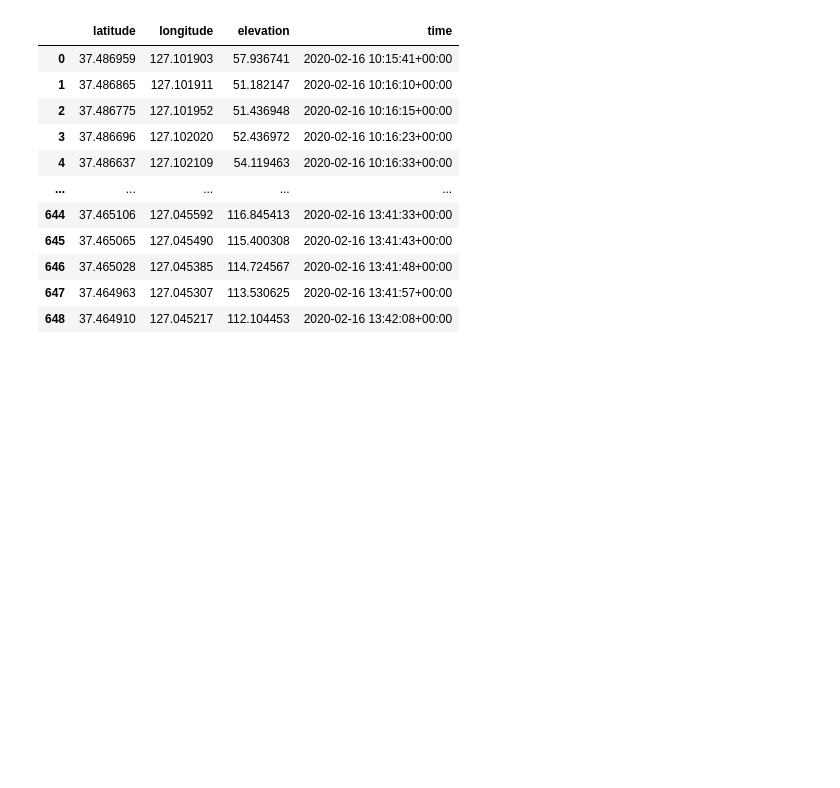
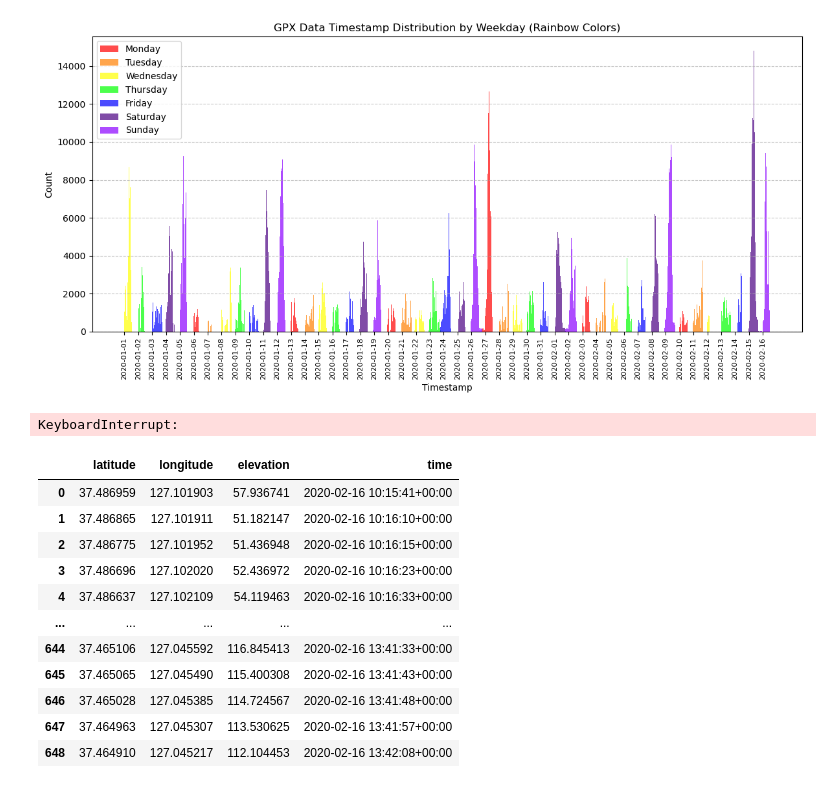
Before and after one commit to DDalaDDula/NIFoS_GIS_Analysis, a Jupyter notebook: 실험.ipynb, the cells around one changed output. Saved outputs shown, nothing was run; the diff lists cells and outputs as text; code cells hidden in the pictures; blank space fills up the shorter version.

```diff
--- a/실험.ipynb
+++ b/실험.ipynb
@@ -20,3 +24,7 @@ def gpx_to_dataframe(gpx_file_path):
 
     df = pd.DataFrame(data)
     return df
+# %%
+gpx_file_path = "./310merge.gpx"
+gpx_dataframe = gpx_to_dataframe(gpx_file_path)
+gpx_dataframe
@@ -22,0 +45,43 @@ def gpx_to_dataframe(gpx_file_path):
+# %%
+# 시간 데이터를 문자열로 변환
+gpx_dataframe['time_str'] = gpx_dataframe['time'].astype(str)
+
+# 시간 데이터를 파싱하여 새로운 열에 저장
+gpx_dataframe['timestamp'] = gpx_dataframe['time_str'].apply(lambda x: datetime.strptime(x, "%Y-%m-%d %H:%M:%S+00:00"))
+
+# 요일을 추출하여 새로운 열에 저장 (0: 월요일, 1: 화요일, ..., 6: 일요일)
+gpx_dataframe['weekday'] = gpx_dataframe['timestamp'].dt.weekday
+# %%
+#요일 딕셔너리 정의
+weekday_dict = {
+    0: 'Monday',
+    1: 'Tuesday',
+    2: 'Wednesday',
+    3: 'Thursday',
+    4: 'Friday',
+    5: 'Saturday',
+    6: 'Sunday'
+}
+
+# 요일에 따른 색상 무지개색 배치
+rainbow_colors = ['#FF0000', '#FF7F00', '#FFFF00', '#00FF00', '#0000FF', '#4B0082', '#8B00FF']
+
+# 요일별로 히스토그램 그리기
+plt.figure(figsize=(12, 6))
+for day, color in zip(range(7), rainbow_colors):
+    day_data = gpx_dataframe[gpx_dataframe['weekday'] == day]
+    plt.hist(day_data['timestamp'], bins=1000, color=color, alpha=0.7, label=weekday_dict[day])
+
+plt.xlabel('Timestamp')
+plt.ylabel('Count')
+plt.title('GPX Data Timestamp Distribution by Weekday (Rainbow Colors)')
+plt.gca().xaxis.set_major_locator(MaxNLocator(prune='both'))
+# x 축에 1일마다의 날짜 표시
+x_ticks = pd.date_range(start=gpx_dataframe['timestamp'].min(), end=gpx_dataframe['timestamp'].max(), freq='D')
+plt.xticks(x_ticks, labels=x_ticks.strftime('%Y-%m-%d'), fontsize=8, rotation=90)
+plt.grid(axis='y', linestyle='--', alpha=0.7)
+plt.legend()
+plt.tight_layout()
+plt.show()
+# %% [output]
+[figure, added]
@@ -23,3 +91,17 @@ def gpx_to_dataframe(gpx_file_path):
+# %%
+# 요일별 히스토그램 그리기
+fig = px.histogram(hist_data, nbins=1000, color_discrete_sequence=rainbow_colors, labels={'timestamp': 'Timestamp'})
+fig.update_layout(
+    xaxis_title='Timestamp',
+    yaxis_title='Count',
+    title='GPX Data Timestamp Distribution by Weekday (Rainbow Colors)',
+    xaxis_tickangle=-45,
+    showlegend=True
+)
+fig.update_xaxes(type='category')  # 카테고리 형태로 x 축 표시
+fig.show()
+# %% [output]
+KeyboardInterrupt:
 # %%
 gpx_file_path = "./dataset/1.2~2.16/2020-2-16_대모산-구룡산_20200216_101542(ifiam-20200216_134330).gpx"
 gpx_dataframe = gpx_to_dataframe(gpx_file_path)
```
Also changed, not shown: parts of 11 cells of this notebook.
